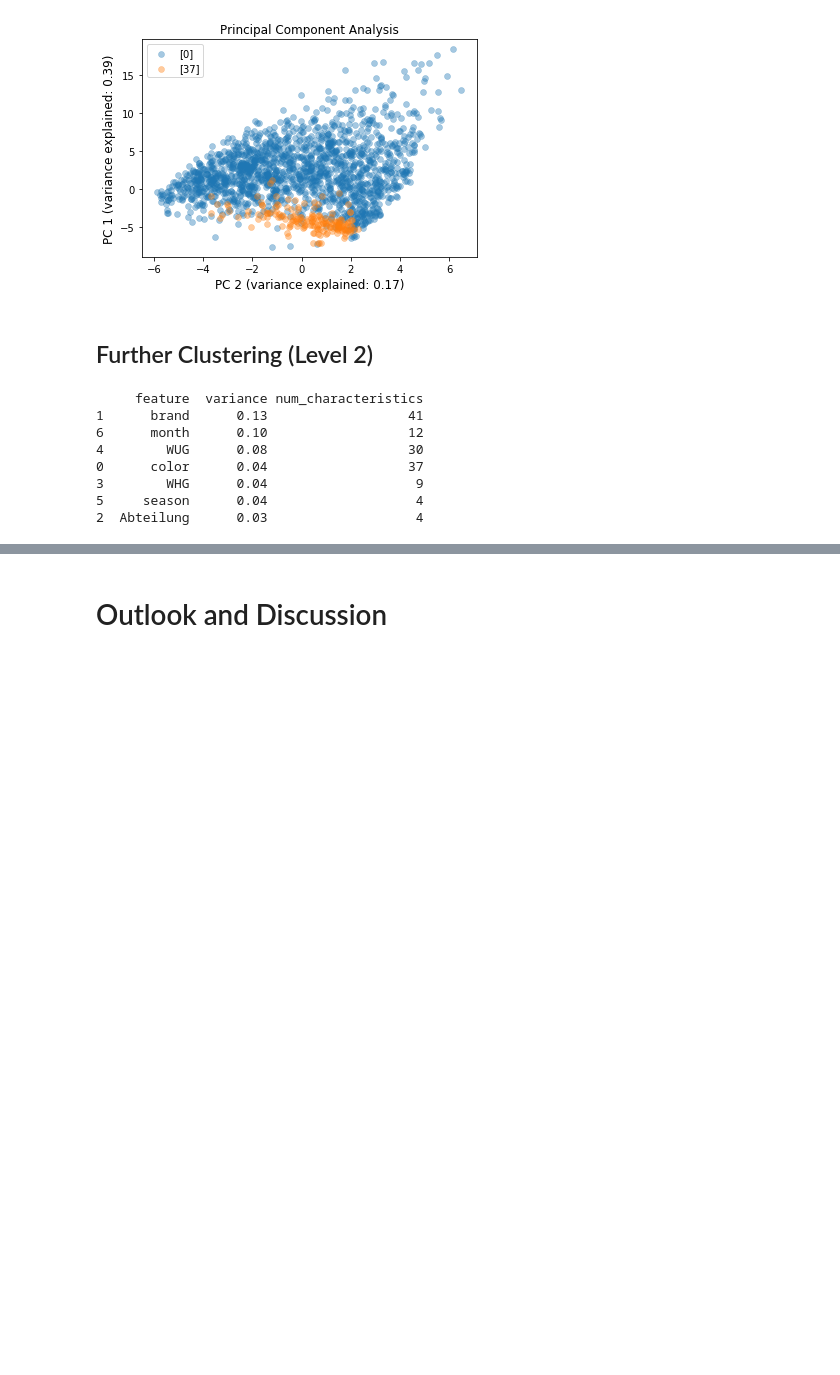
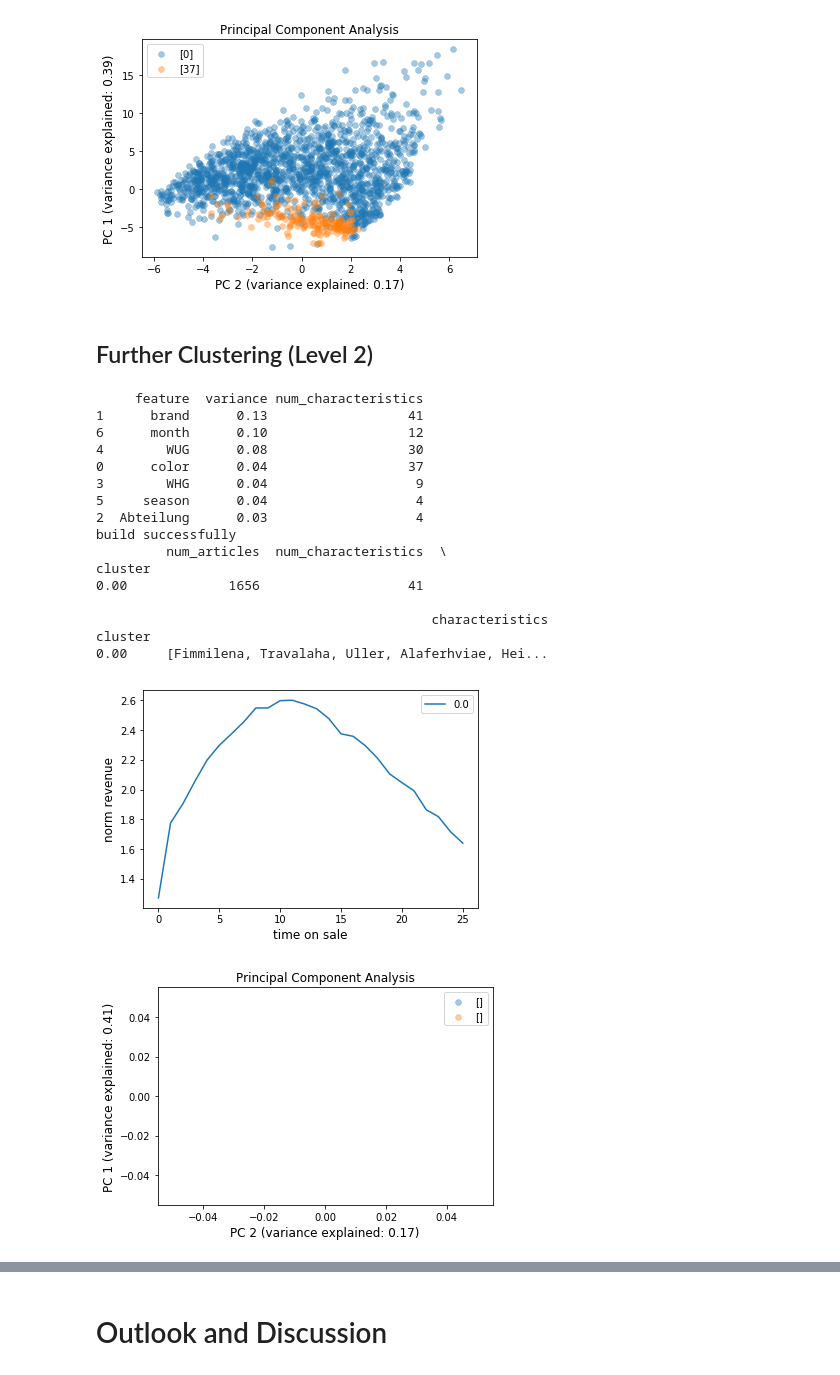
Before and after one commit to indyfree/tailor, a Jupyter notebook: notebooks/10-presentation-notebook.ipynb, the cells around one changed output, grey strips where cells are left out. Cells and saved outputs as stored; diff of their text form; code cells hidden in the pictures; blank space fills up the shorter version.

```diff
--- a/notebooks/10-presentation-notebook.ipynb
+++ b/notebooks/10-presentation-notebook.ipynb
@@ -409,9 +409,11 @@ We can see here that 'WUG' is the most informative feature for us. The **inner-f
 # %% [markdown]
 We start by building cluster using the most informative feature.
 # %%
+c1 = df.copy()
+
 feat =  feats.iloc[1].feature
-c = build_clusters(df, feat, distance_measure, target_value)
-cluster_characteristics(c, feat)
+c1 = build_clusters(c1, feat, distance_measure, target_value)
+cluster_characteristics(c1, feat)
 # %% [output]
 |  | num_articles | num_characteristics | characteristics |
 | cluster |  |  |  |
@@ -425,8 +427,8 @@ cluster_characteristics(c, feat)
 # %% [markdown]
 After first clustering step, we can see that two big clusters and several small clusters have been formed. Since we want to generate clusters, that fulfill a minimum sample size, we now need to merge clusters that fall under the `min_cluster_size` with the respective closest cluster.
 # %%
-c = merge_min_clusters(c, feat, min_cluster_size, distance.absolute, target_value)
-cluster_characteristics(c, feat)
+c1 = merge_min_clusters(c1, feat, min_cluster_size, distance.absolute, target_value)
+cluster_characteristics(c1, feat)
 # %% [output]
 |  | num_articles | num_characteristics | characteristics |
 | cluster |  |  |  |
@@ -456,3 +458,40 @@ plot_cluster_pca(c, [0, 37], target_value);
 [figure]
 # %% [markdown]
 ## Further Clustering (Level 2)
+# %%
+def cluster_eval(c):
+    feats = ranking.rank_features(c, distance_measure, features, target_value)
+    print(feats)
+    feat =  feats.iloc[0].feature
+
+    c = build_clusters(c, feat, distance_measure, target_value)
+    print("build successfully")
+    c = merge_min_clusters(c, feat, min_cluster_size, distance.absolute, target_value)
+    print(cluster_characteristics(c, feat))
+    plot_feature_characteristics(c, 'cluster', target_value)
+    plot_cluster_pca(c, [2, 4], target_value)
+    return c
+# %%
+# Look at Cluster 0 at Level 2
+c2 = c1.loc[c1.cluster == 0]
+c2.article_id.unique()
+c2 = cluster_eval(c2)
+# %% [output]
+     feature  variance num_characteristics
+1      brand      0.13                  41
+6      month      0.10                  12
+4        WUG      0.08                  30
+0      color      0.04                  37
+3        WHG      0.04                   9
+5     season      0.04                   4
+2  Abteilung      0.03                   4
+build successfully
+         num_articles  num_characteristics  \
+cluster
+0.00             1656                   41
+
+                                           characteristics
+cluster
+0.00     [Fimmilena, Travalaha, Uller, Alaferhviae, Hei...
+[figure, added]
+[figure, added]
@@ -462,12 +505,0 @@ c = c.loc[c.cluster == 0]
-# %%
-feats = ranking.rank_features(c, distance_measure, features, target_value)
-print(feats)
-# %% [output]
-     feature  variance num_characteristics
-1      brand      0.13                  41
-6      month      0.10                  12
-4        WUG      0.08                  30
-0      color      0.04                  37
-3        WHG      0.04                   9
-5     season      0.04                   4
-2  Abteilung      0.03                   4
```
Also changed, not shown: parts of 8 cells of this notebook, 1 other file.
